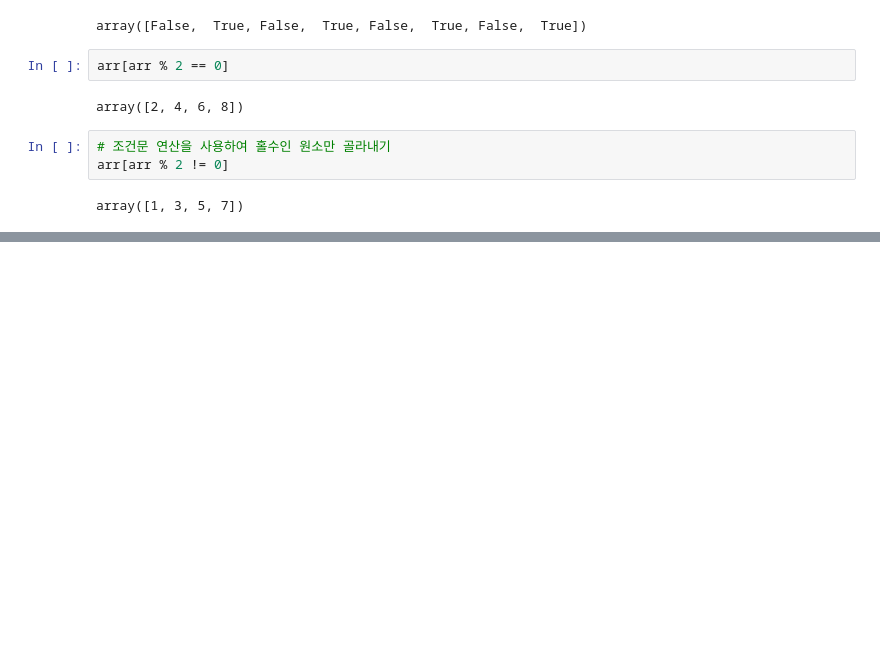
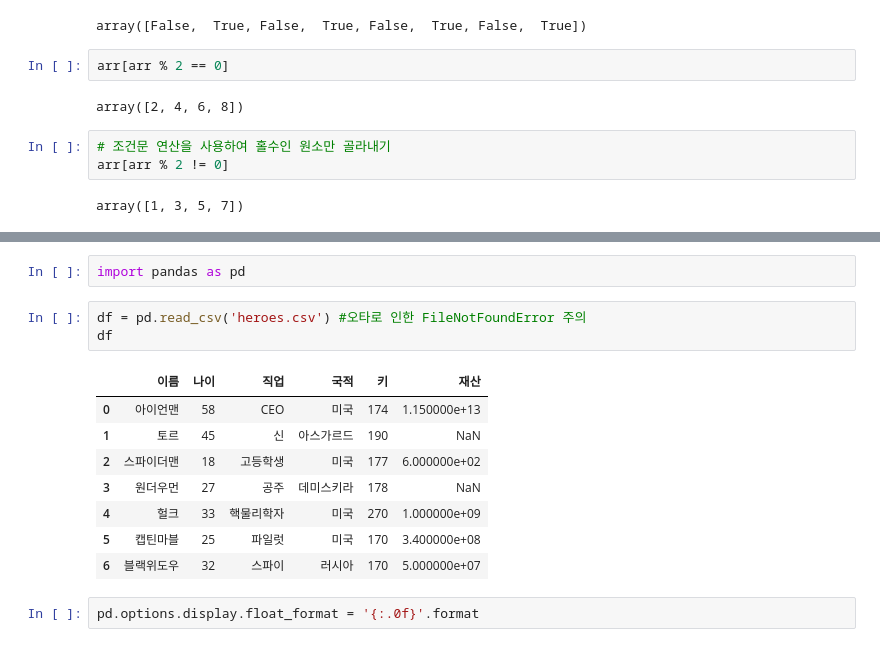
Before and after one commit to Lee-Security/pythonProject, a Jupyter notebook: 20250924.ipynb, the cells around one changed output, grey strips where cells are left out. Drawn from its saved outputs; the diff is of its cells as text; blank space fills up the shorter version.

```diff
--- a/20250924.ipynb
+++ b/20250924.ipynb
@@ -368,0 +498,16 @@ array([1, 3, 5, 7])
+# %%
+import pandas as pd
+# %%
+df = pd.read_csv('heroes.csv') #오타로 인한 FileNotFoundError 주의
+df
+# %% [output]
+|  | 이름 | 나이 | 직업 | 국적 | 키 | 재산 |
+| 0 | 아이언맨 | 58 | CEO | 미국 | 174 | 1.150000e+13 |
+| 1 | 토르 | 45 | 신 | 아스가르드 | 190 | NaN |
+| 2 | 스파이더맨 | 18 | 고등학생 | 미국 | 177 | 6.000000e+02 |
+| 3 | 원더우먼 | 27 | 공주 | 데미스키라 | 178 | NaN |
+| 4 | 헐크 | 33 | 핵물리학자 | 미국 | 270 | 1.000000e+09 |
+| 5 | 캡틴마블 | 25 | 파일럿 | 미국 | 170 | 3.400000e+08 |
+| 6 | 블랙위도우 | 32 | 스파이 | 러시아 | 170 | 5.000000e+07 |
+# %%
+pd.options.display.float_format = '{:.0f}'.format
```
Also changed, not shown: parts of 25 cells of this notebook.
